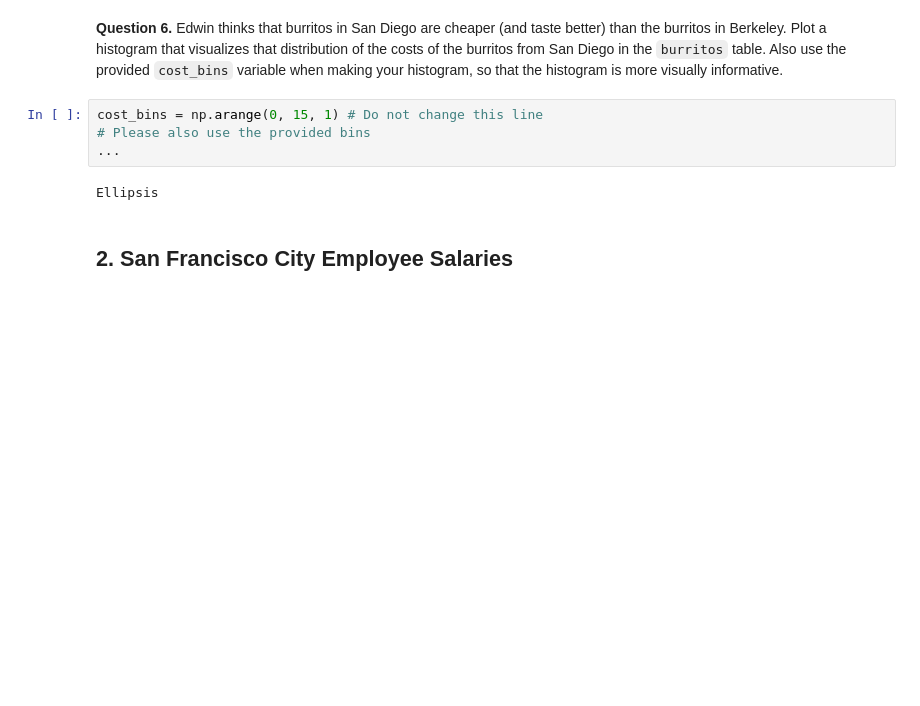
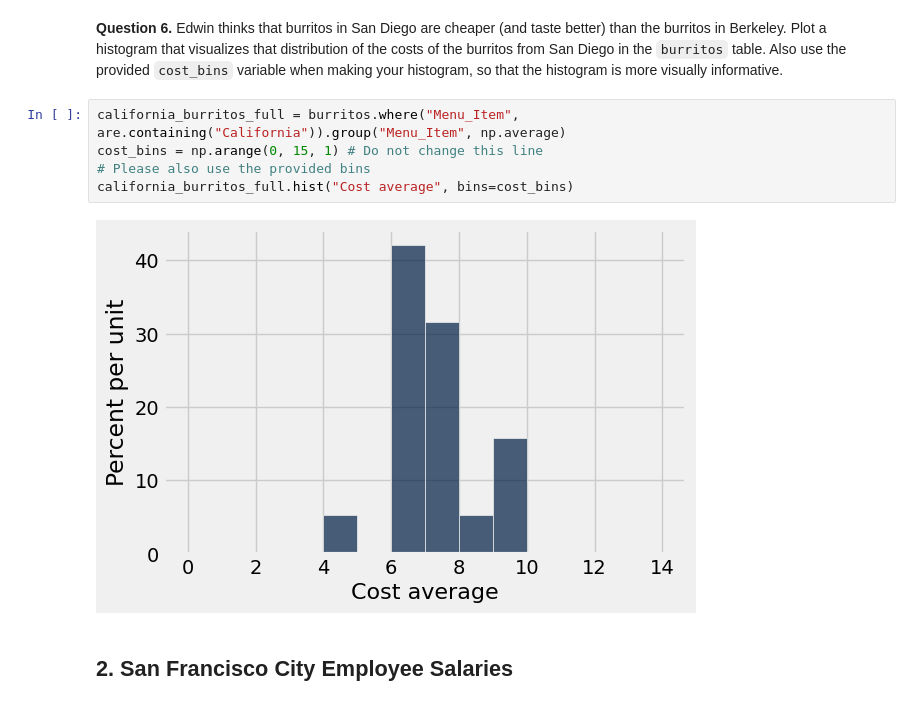
Before and after one commit to khurt14/home-data, a Jupyter notebook: hw04/hw04.ipynb, the cells around one changed output. Cells and saved outputs as stored; diff of their text form; blank space fills up the shorter version.

```diff
--- a/hw04/hw04.ipynb
+++ b/hw04/hw04.ipynb
@@ -166,11 +166,12 @@ q1_5 results: All test cases passed!
 
 **Question 6.** Edwin thinks that burritos in San Diego are cheaper (and taste better) than the burritos in Berkeley. Plot a histogram that visualizes that distribution of the costs of the burritos from San Diego in the `burritos` table. Also use the provided `cost_bins` variable when making your histogram, so that the histogram is more visually informative.
 # %%
+california_burritos_full = burritos.where("Menu_Item", are.containing("California")).group("Menu_Item", np.average)
 cost_bins = np.arange(0, 15, 1) # Do not change this line
 # Please also use the provided bins
-...
+california_burritos_full.hist("Cost average", bins=cost_bins)
 # %% [output]
-Ellipsis
+[figure, added]
 # %% [markdown]
 ## 2. San Francisco City Employee Salaries
 # %% [markdown]
```
Also changed, not shown: parts of 7 cells of this notebook, 8 other files.
